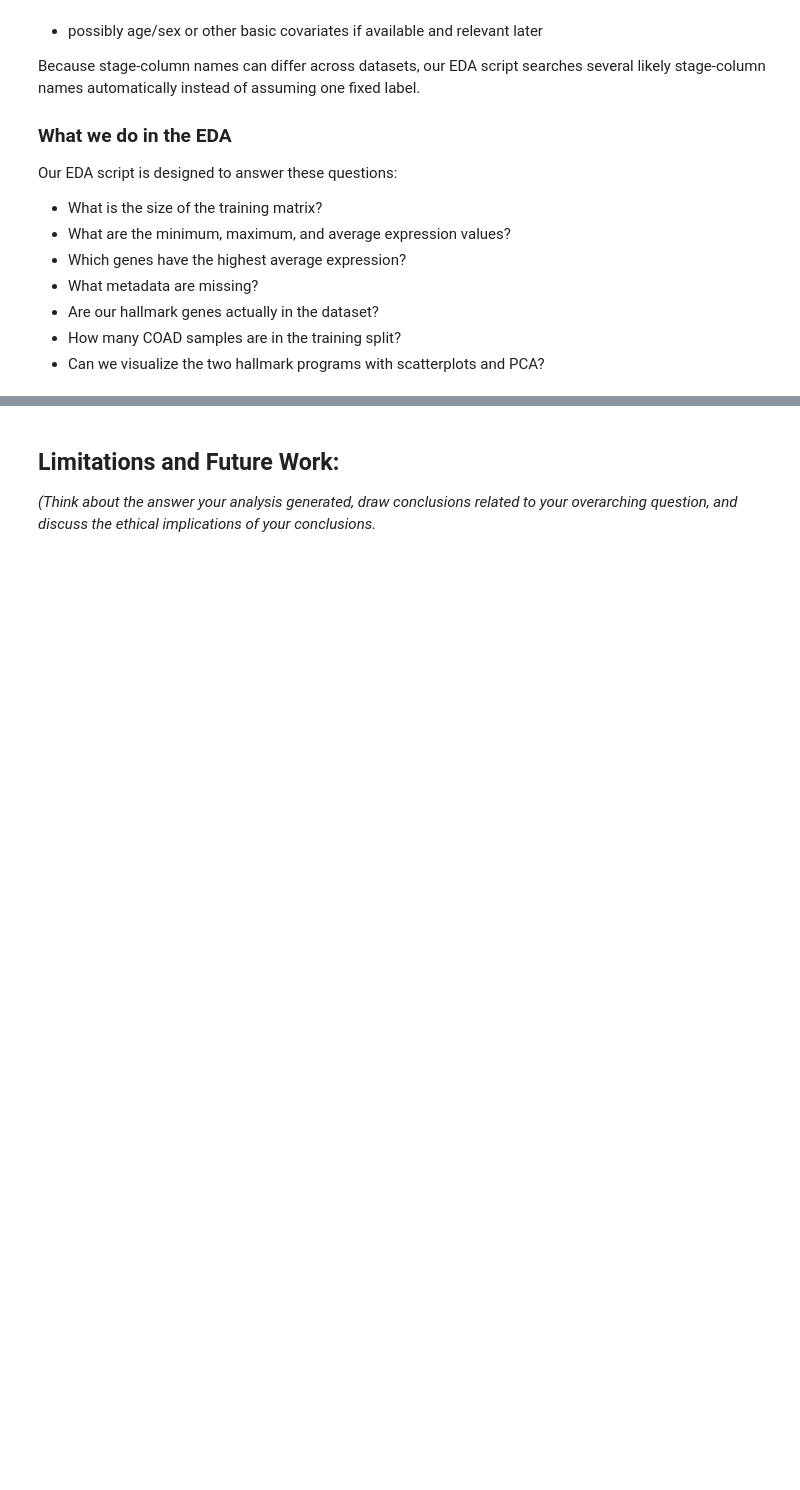
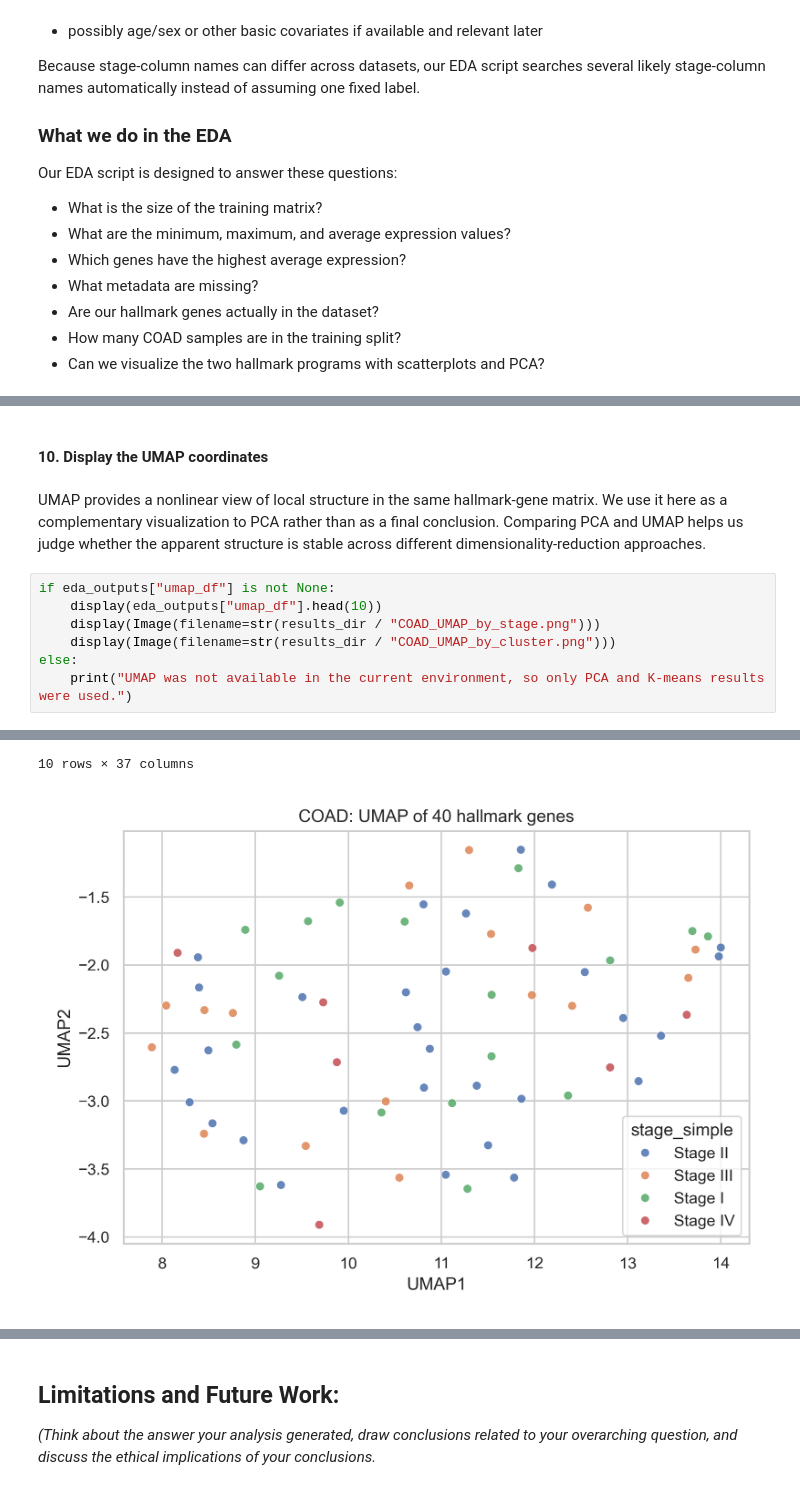
Before and after one commit to willdm1/Module-4-Cancer, a Jupyter notebook: code/Module 4 OFFICIAL.ipynb, the cells around one changed output, grey strips where cells are left out. Cells and saved outputs as stored; diff of their text form; blank space fills up the shorter version.

```diff
--- a/code/Module 4 OFFICIAL.ipynb
+++ b/code/Module 4 OFFICIAL.ipynb
@@ -178,0 +399,12 @@ The machine learning technique I am using is: *fill in and describe*
+# %% [markdown]
+#### 10. Display the UMAP coordinates
+# %% [markdown]
+UMAP provides a nonlinear view of local structure in the same hallmark-gene matrix. We use it here as a complementary visualization to PCA rather than as a final conclusion. Comparing PCA and UMAP helps us judge whether the apparent structure is stable across different dimensionality-reduction approaches.
+# %%
+if eda_outputs["umap_df"] is not None:
+    display(eda_outputs["umap_df"].head(10))
+    display(Image(filename=str(results_dir / "COAD_UMAP_by_stage.png")))
+    display(Image(filename=str(results_dir / "COAD_UMAP_by_cluster.png")))
+else:
+    print("UMAP was not available in the current environment, so only PCA and K-means results were used.")
+# %% [output]
@@ -178,0 +422,2 @@ The machine learning technique I am using is: *fill in and describe*
+10 rows × 37 columns
+[figure, added]
```
Also changed, not shown: parts of 35 cells of this notebook, 14 other files.
